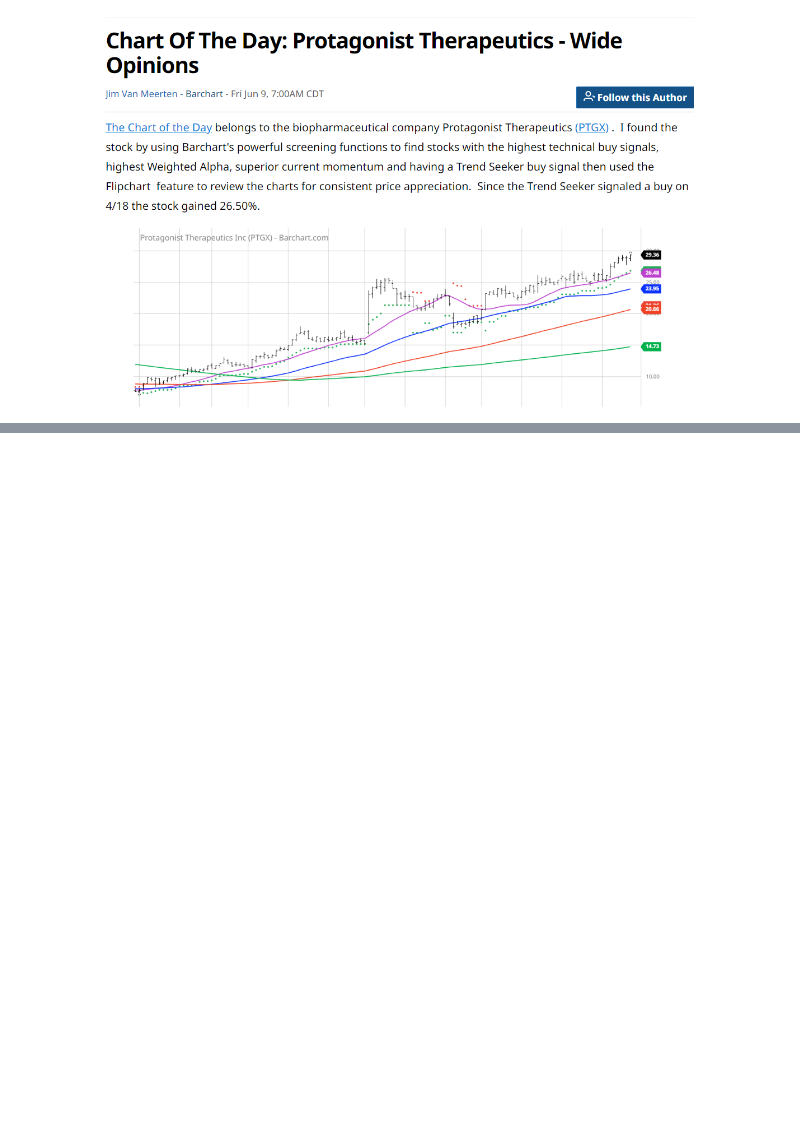
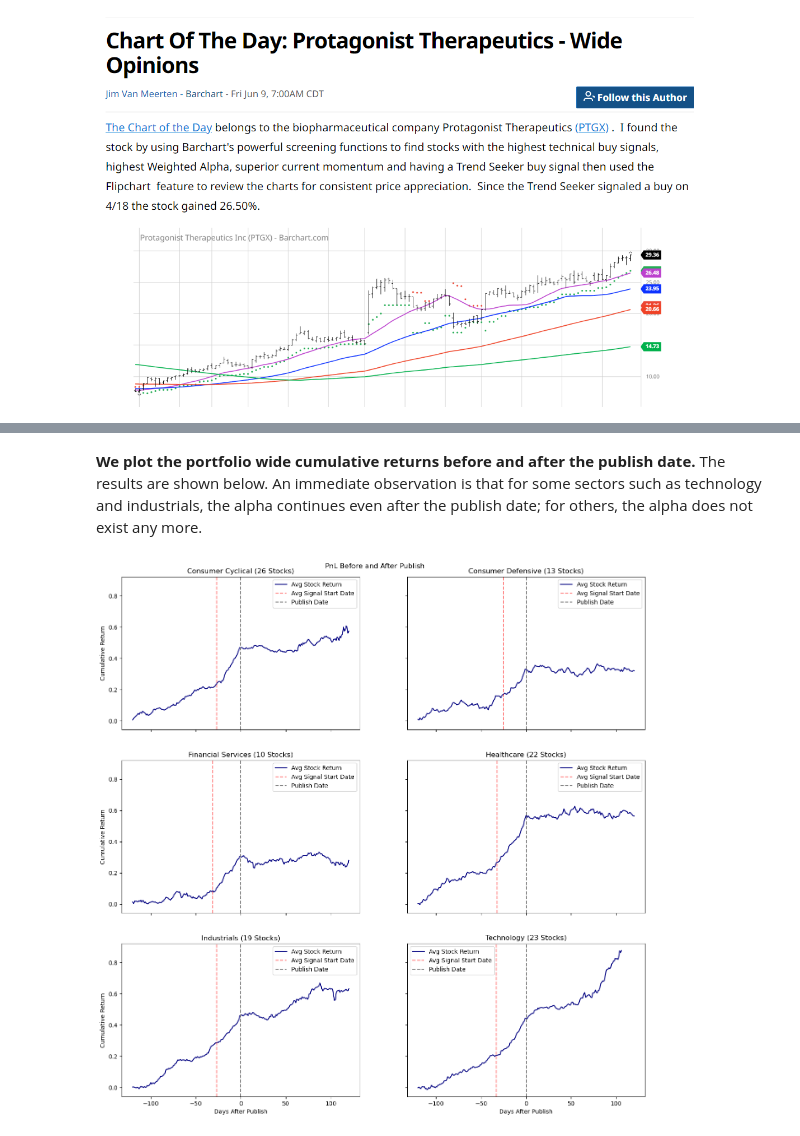
Before and after one commit to shaoyuliu98/Quantitative-Research, a Jupyter notebook: Barchart Chart of the Day.ipynb, the cells around one changed output, grey strips where cells are left out. Drawn from its saved outputs; the diff is of its cells as text; code cells hidden in the pictures; blank space fills up the shorter version.

```diff
--- a/Barchart Chart of the Day.ipynb
+++ b/Barchart Chart of the Day.ipynb
@@ -15,0 +199,16 @@ display.Image('Barchart Picture.png',width=600,height=300)
+# %%
+ret_df_label_plot3 = ret_df_label.merge(sector_df,how='left',on='Ticker')
+ret_df_label_plot3 = ret_df_label_plot3.loc[(ret_df_label_plot3['Days After Publish']>=-120)&
+                                            (ret_df_label_plot3['Days After Publish']<=120)]
+ret_df_label_plot3 = ret_df_label_plot3.loc[ret_df_label_plot3['Sector'].isin(['Consumer Cyclical',
+                                                                               'Technology',
+                                                                               'Healthcare',
+                                                                               'Industrials',
+                                                                               'Consumer Defensive',
+                                                                               'Financial Services'])]
+print_df = ret_df_label_plot3.loc[ret_df_label_plot3['Type']=='Between Signal and Publishing'
+                            ].groupby(['Sector','Ticker'])['Return'].count().unstack().mean(axis=1).round(1).reset_index()
+print_df = print_df.merge(ret_df_label_plot3.groupby('Sector')['Ticker'].nunique(),left_on='Sector',right_index=True)
+print_df.columns = ['Sector','Avg Holding Period','Number of Stocks']
+
+print(tabulate(print_df.sort_values('Number of Stocks'),headers=print_df.columns,showindex=False,numalign='center'))
@@ -15,0 +224,22 @@ display.Image('Barchart Picture.png',width=600,height=300)
+# %% [markdown]
+**We plot the portfolio wide cumulative returns before and after the publish date.** The results are shown below. An immediate observation is that for some sectors such as technology and industrials, the alpha continues even after the publish date; for others, the alpha does not exist any more.
+# %%
+fig,ax=plt.subplots(3,2,figsize=(16,16),sharey=True,sharex=True)
+
+ret_df_label_plot4 = ret_df_label_plot3.groupby(['Sector','Days After Publish'
+                                                ])['Return'].mean().groupby('Sector').cumsum().unstack().T
+
+for i in range(len(ret_df_label_plot4.columns)):
+    cur_sector = ret_df_label_plot4.columns[i]
+    ret_df_label_plot4[cur_sector].plot(ax=ax[i//2,i%2],label='Avg Stock Return',color='navy')
+    ax[i//2,i%2].set_title(cur_sector+' ('+str(print_df.loc[print_df['Sector']==cur_sector,'Number of Stocks'].values[0])+' Stocks)')
+    ax[i//2,i%2].axvline(x=-round(print_df.loc[print_df['Sector']==cur_sector,'Avg Holding Period'].values[0],0),
+                        color='red',label='Avg Signal Start Date',linestyle='--',alpha=0.5)
+    ax[i//2,i%2].axvline(x=0,color='gray',label='Publish Date',linestyle='--')
+    ax[i//2,i%2].set_ylabel('Cumulative Return')
+    ax[i//2,i%2].legend()
+
+plt.suptitle('PnL Before and After Publish',x=0.5,y=0.9)
+plt.show()
+# %% [output]
+[figure, added]
```
Also changed, not shown: parts of 27 cells of this notebook, 3 other files.
